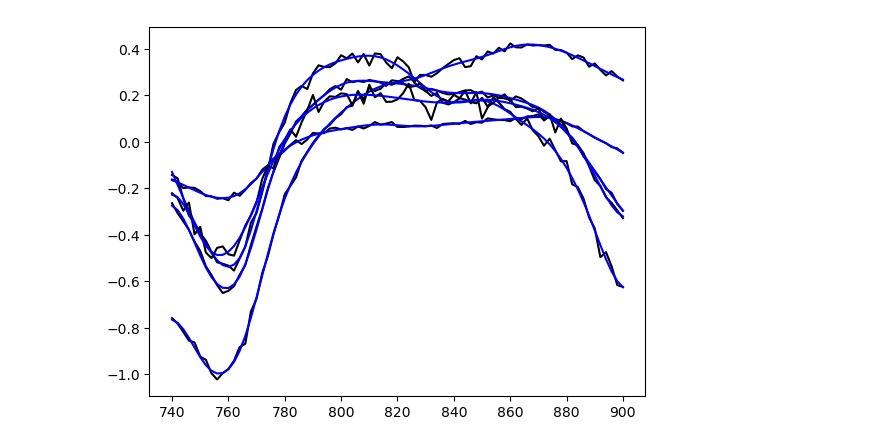
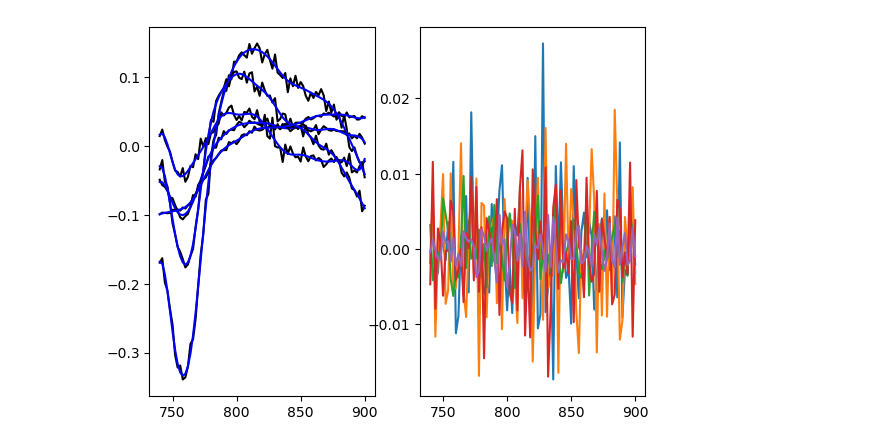
Before and after one commit to sebmorris/mcml-analysis, a Jupyter notebook: abc.ipynb, the cells around one changed output. Cells and saved outputs as stored; diff of their text form; code cells hidden in the pictures.

```diff
--- a/abc.ipynb
+++ b/abc.ipynb
@@ -33,29 +33,32 @@ for dir in dirs:
 # %%
 import matplotlib.pyplot as plt
 from scipy.interpolate import make_lsq_spline
 from scipy.optimize import approx_fprime
 
 degree = 3
 n_knots = 14
 central_knots = np.linspace(min(wls), max(wls), n_knots)
 knots = np.r_[[min(wls)]*3, central_knots, [max(wls)]*3]
 
 n_grads = 50
 gradient_knots = np.linspace(min(wls), max(wls), 5)
 
 def transform_data(y):
     y_prime = np.log(y)
     y_prime = y_prime - np.mean(y_prime)
     return y_prime
 
-plt.figure()
+dist_i = 20
+fig, axs = plt.subplots(nrows=1, ncols=2)
 for key, e in islice(reflectances.items(), 5):
-    y = transform_data(e[:, 50])
+    y = transform_data(e[:, dist_i])
     spline = make_lsq_spline(wls, y, t=knots)
 
-    plt.plot(wls, y, color='black')
-    plt.plot(wls, spline(wls), color='blue')
+    axs[0].plot(wls, y, color='black')
+    axs[0].plot(wls, spline(wls), color='blue')
+
+    axs[1].plot(wls, y - spline(wls))
 
 plt.show()
 # %% [output]
-[figure, old version]
+[figure, new version]
```
Also changed, not shown: parts of 11 cells of this notebook, 5 other files.
